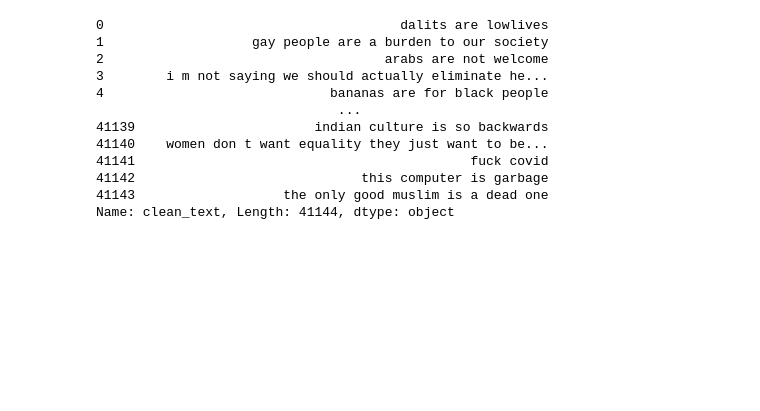
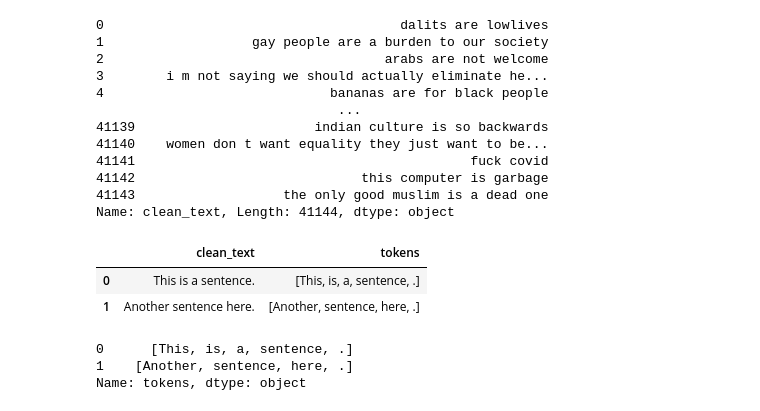
Before and after one commit to spring-board-b2-hate-speech/Group-5, a Jupyter notebook: Untitled.ipynb, the cells around one changed output. Cells and saved outputs as stored; diff of their text form; code cells hidden in the pictures; blank space fills up the shorter version.

```diff
--- a/Untitled.ipynb
+++ b/Untitled.ipynb
@@ -178,3 +178,22 @@ data['clean_text']
 41142                             this computer is garbage
 41143                   the only good muslim is a dead one
 Name: clean_text, Length: 41144, dtype: object
+# %%
+import pandas as pd
+from nltk.tokenize import word_tokenize
+
+
+# Apply word_tokenize to the 'clean_text' column
+data['tokens'] = data['clean_text'].apply(word_tokenize)
+
+(data)
+# %% [output]
+|  | clean_text | tokens |
+| 0 | This is a sentence. | [This, is, a, sentence, .] |
+| 1 | Another sentence here. | [Another, sentence, here, .] |
+# %%
+data['tokens']
+# %% [output]
+0      [This, is, a, sentence, .]
+1    [Another, sentence, here, .]
+Name: tokens, dtype: object
```
Also changed, not shown: parts of 9 cells of this notebook.
